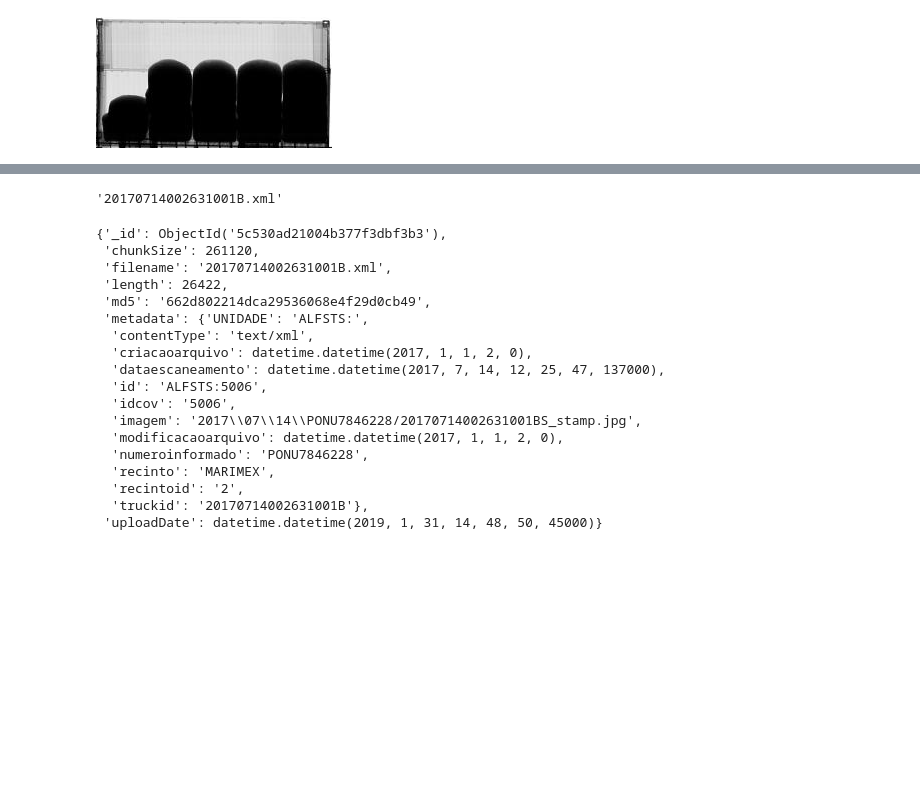
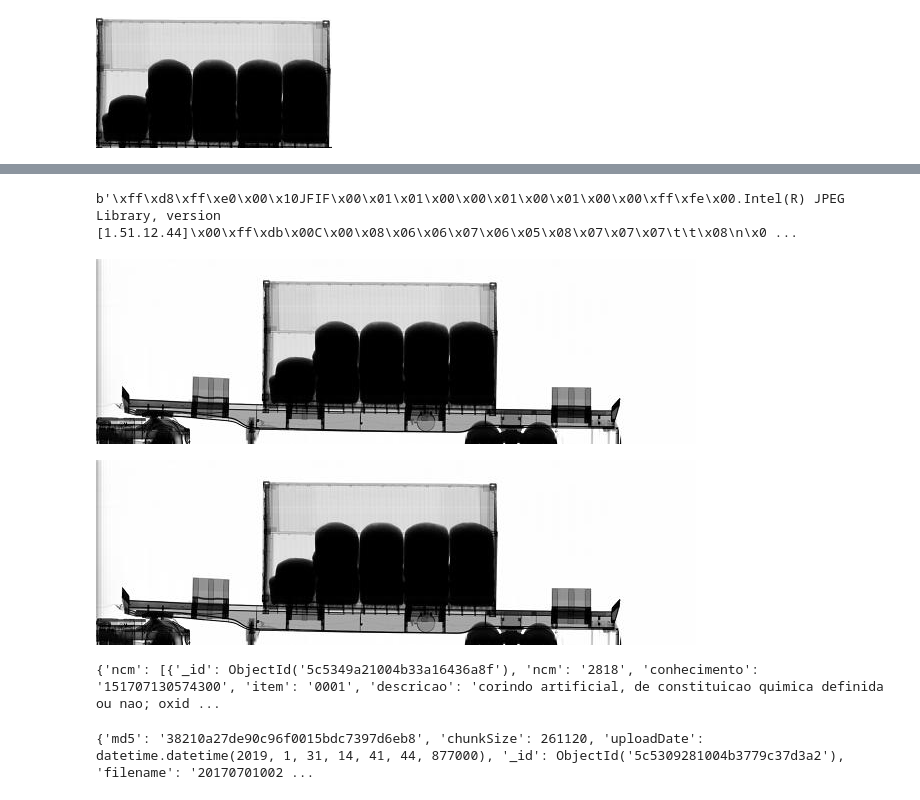
Before and after one commit to IvanBrasilico/padma, a Jupyter notebook: padma/gym/montadores/01 - AcessaBaseExample.ipynb, the cells around one changed output, grey strips where cells are left out. Drawn from its saved outputs; the diff is of its cells as text; code cells hidden in the pictures; blank space fills up the shorter version.

```diff
--- a/padma/gym/montadores/01 - AcessaBaseExample.ipynb
+++ b/padma/gym/montadores/01 - AcessaBaseExample.ipynb
@@ -13,20 +9,4 @@ Fazendo log de atividade no arquivo  /home/ivan/pybr/ajna/padma/ajna_commons/fla
 # %%
 TEMNCM = {'metadata.contentType': 'image/jpeg',
           'metadata.carga.ncm': {'$exists': True}}
-def get_cursor_filtrado(db, filtro, limit=None):
-    cursor = db['fs.files'].find(filtro)
-    if limit:
-        cursor.limit(limit)
-    return cursor
-db = MongoClient(host=MONGODB_URI)[DATABASE]
-cursor = get_cursor_filtrado(db, filtro=TEMNCM, limit=10)
+cursor = get_cursor(filtro=TEMNCM, limit=10)
-# %%
-grid_fs = next(cursor)
-fs = GridFS(db)
-_id = ObjectId(grid_fs['_id'])
-if fs.exists(_id):
-    grid_out = fs.get(_id)
-    image = grid_out.read()
-
-imgs = get_imagens_recortadas(db, _id)
-print(imgs)
@@ -34,0 +13,4 @@ print(imgs)
+# %%
+row = next(cursor)
+imgs = get_imagens_recortadas(db, row['_id'])
+print(imgs)
@@ -96,4 +23,0 @@ final_filename = xml_filename + '.xml'
-# %%
-final_filename
-# %% [output]
-'20170714002631001B.xml'
@@ -102,21 +24,23 @@ xml_document = db['fs.files'].find_one({'filename': final_filename})
-# %%
-xml_document
-# %% [output]
-{'_id': ObjectId('5c530ad21004b377f3dbf3b3'),
- 'chunkSize': 261120,
- 'filename': '20170714002631001B.xml',
- 'length': 26422,
- 'md5': '662d802214dca29536068e4f29d0cb49',
- 'metadata': {'UNIDADE': 'ALFSTS:',
-  'contentType': 'text/xml',
-  'criacaoarquivo': datetime.datetime(2017, 1, 1, 2, 0),
-  'dataescaneamento': datetime.datetime(2017, 7, 14, 12, 25, 47, 137000),
-  'id': 'ALFSTS:5006',
-  'idcov': '5006',
-  'imagem': '2017\\07\\14\\PONU7846228/20170714002631001BS_stamp.jpg',
-  'modificacaoarquivo': datetime.datetime(2017, 1, 1, 2, 0),
-  'numeroinformado': 'PONU7846228',
-  'recinto': 'MARIMEX',
-  'recintoid': '2',
-  'truckid': '20170714002631001B'},
- 'uploadDate': datetime.datetime(2019, 1, 31, 14, 48, 50, 45000)}
+# %%
+grid_out = fs.get(row['_id'])
+raw = grid_out.read()
+raw
+# %% [output]
+b'\xff\xd8\xff\xe0\x00\x10JFIF\x00\x01\x01\x00\x00\x01\x00\x01\x00\x00\xff\xfe\x00.Intel(R) JPEG Library, version [1.51.12.44]\x00\xff\xdb\x00C\x00\x08\x06\x06\x07\x06\x05\x08\x07\x07\x07\t\t\x08\n\x0 ...
+# %%
+display.Image(raw)
+# %% [output]
+[figure, added]
+# %%
+pil_image = Image.open(io.BytesIO(raw))
+display.display(pil_image)
+# %% [output]
+[figure, added]
+# %%
+print(row['metadata']['carga'])
+# %% [output]
+{'ncm': [{'_id': ObjectId('5c5349a21004b33a16436a8f'), 'ncm': '2818', 'conhecimento': '151707130574300', 'item': '0001', 'descricao': 'corindo artificial, de constituicao quimica definida ou nao; oxid ...
+# %%
+print(row)
+# %% [output]
+{'md5': '38210a27de90c96f0015bdc7397d6eb8', 'chunkSize': 261120, 'uploadDate': datetime.datetime(2019, 1, 31, 14, 41, 44, 877000), '_id': ObjectId('5c5309281004b3779c37d3a2'), 'filename': '20170701002 ...
```
Also changed, not shown: parts of 7 cells of this notebook, 3 other files.
